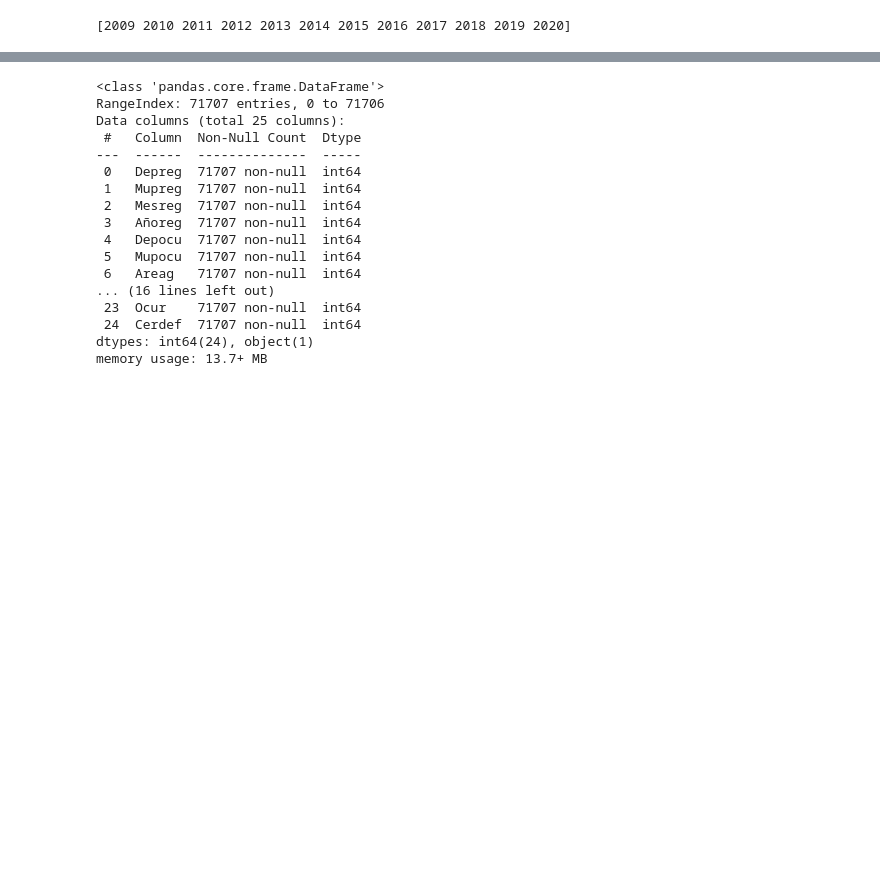
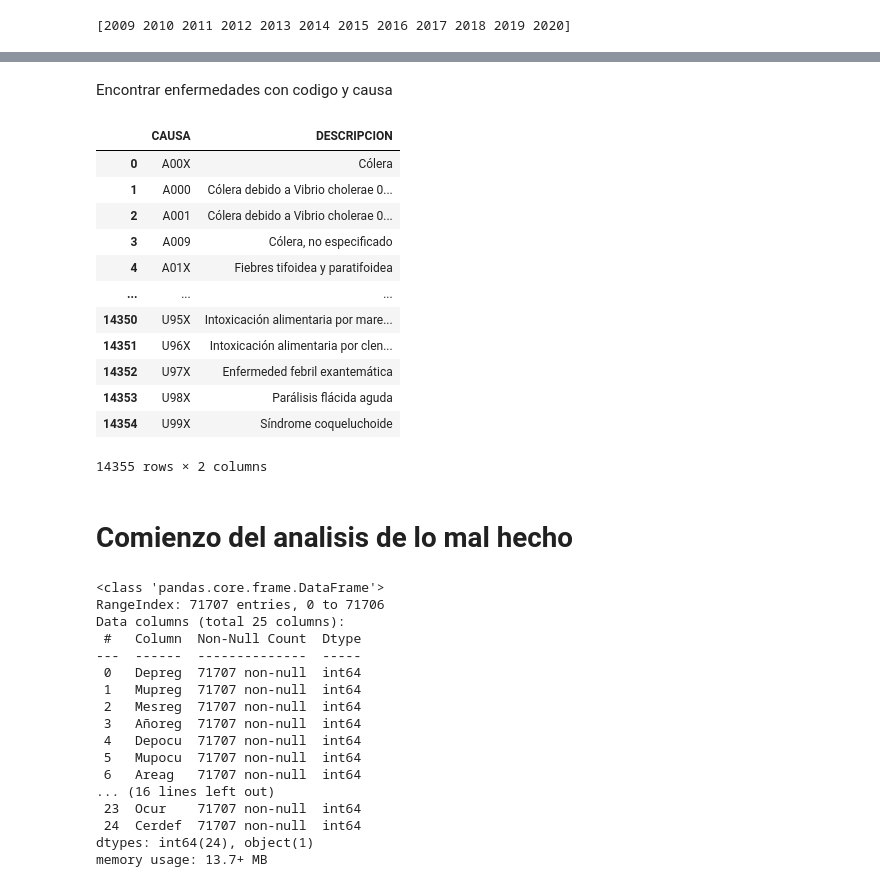
Before and after one commit to cayomol01/Proyecto1MD, a Jupyter notebook: proyecto.ipynb, the cells around one changed output, grey strips where cells are left out. Drawn from its saved outputs; the diff is of its cells as text; code cells hidden in the pictures; blank space fills up the shorter version.

```diff
--- a/proyecto.ipynb
+++ b/proyecto.ipynb
@@ -50,3 +50,5 @@ d20 = pd.read_excel("Archivos/Datos2020.xlsx")
 # %%
 def toLower(arr):
     return [i.lower() for i in arr]
+
+enfermedades = pd.read_excel('Archivos/CIE10.xlsx')
@@ -163,3 +190,26 @@ print(new_df['añoocu'].unique())
+# %% [markdown]
+Encontrar enfermedades con codigo y causa
+# %%
+new_df['caudef']
+enfermedades2 = enfermedades.copy()
+enfermedades2.loc[enfermedades2['CAUSA'].str.len() == 3, 'CAUSA'] = enfermedades2.loc[enfermedades2['CAUSA'].str.len() == 3, 'CAUSA'] + "X"
+enfermedades2
+# %% [output]
+|  | CAUSA | DESCRIPCION |
+| 0 | A00X | Cólera |
+| 1 | A000 | Cólera debido a Vibrio cholerae 0... |
+| 2 | A001 | Cólera debido a Vibrio cholerae 0... |
+| 3 | A009 | Cólera, no especificado |
+| 4 | A01X | Fiebres tifoidea y paratifoidea |
+| ... | ... | ... |
+| 14350 | U95X | Intoxicación alimentaria por mare... |
+| 14351 | U96X | Intoxicación alimentaria por clen... |
+| 14352 | U97X | Enfermeded febril exantemática |
+| 14353 | U98X | Parálisis flácida aguda |
+| 14354 | U99X | Síndrome coqueluchoide |
+14355 rows × 2 columns
+# %% [markdown]
+# Comienzo del analisis de lo mal hecho
 # %%
 import warnings
 warnings.filterwarnings('ignore')
```
Also changed, not shown: parts of 12 cells of this notebook, 4 other files.
